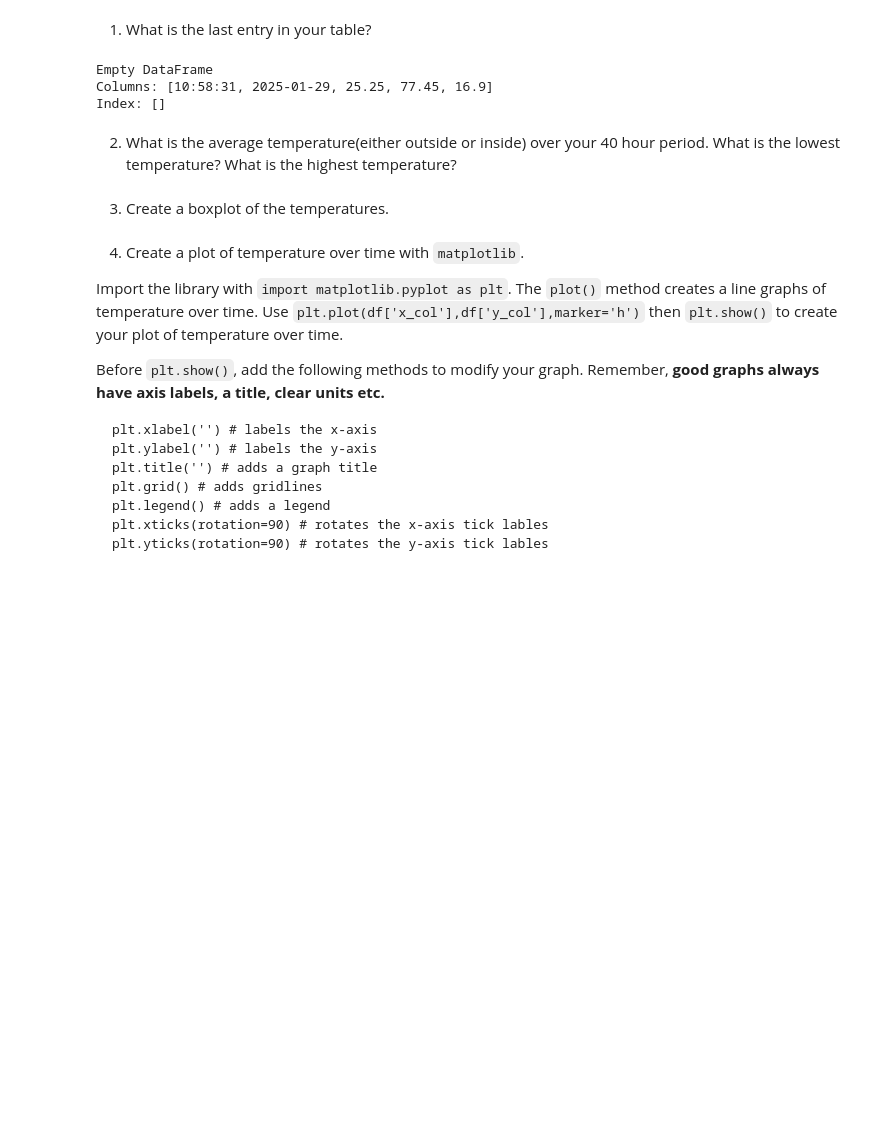
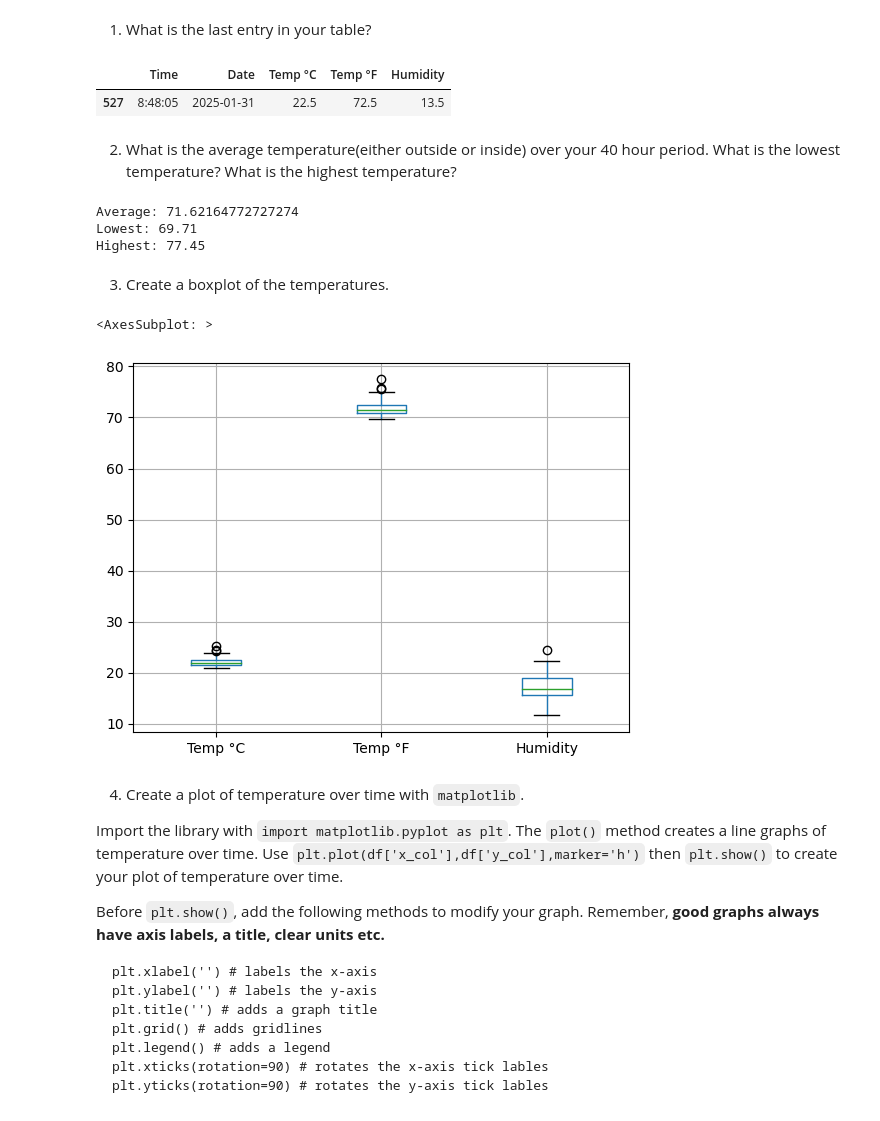
Before and after one commit to EPIC-Campus-LPS/pandas-J-Huster, a Jupyter notebook: FAI_Pandas.ipynb, the cells around one changed output. Drawn from its saved outputs; the diff is of its cells as text; code cells hidden in the pictures; blank space fills up the shorter version.

```diff
--- a/FAI_Pandas.ipynb
+++ b/FAI_Pandas.ipynb
@@ -37,15 +37,39 @@ df = pd.read_csv("AveragedDate.csv")
 # %%
 import pandas as pd
 df = pd.read_csv("AveragedDate.csv")
-print(df.tail(0))
+df.head(1)
+df.tail(1)
 # %% [output]
-Empty DataFrame
-Columns: [10:58:31, 2025-01-29, 25.25, 77.45, 16.9]
-Index: []
+|  | Time | Date | Temp °C | Temp °F | Humidity |
+| 527 | 8:48:05 | 2025-01-31 | 22.5 | 72.5 | 13.5 |
 # %% [markdown]
 2. What is the average temperature(either outside or inside) over your 40 hour period. What is the lowest temperature? What is the highest temperature?
+# %%
+import pandas as pd
+df = pd.read_csv("AveragedDate.csv")
+total = 0
+count = 0
+column = df["Temp °F"]
+for t in column:
+    total += t
+    count += 1
+average = total / count
+print(f"Average: {average}")
+print(f"Lowest: {column.min()}")
+print(f"Highest: {column.max()}")
+# %% [output]
+Average: 71.62164772727274
+Lowest: 69.71
+Highest: 77.45
 # %% [markdown]
 3. Create a boxplot of the temperatures.
+# %%
+import pandas as pd
+df = pd.read_csv("AveragedDate.csv")
+df.boxplot()
+# %% [output]
+<AxesSubplot: >
+[figure, added]
 # %% [markdown]
 4. Create a plot of temperature over time with `matplotlib`.
 
```
Also changed, not shown: parts of 6 cells of this notebook.
